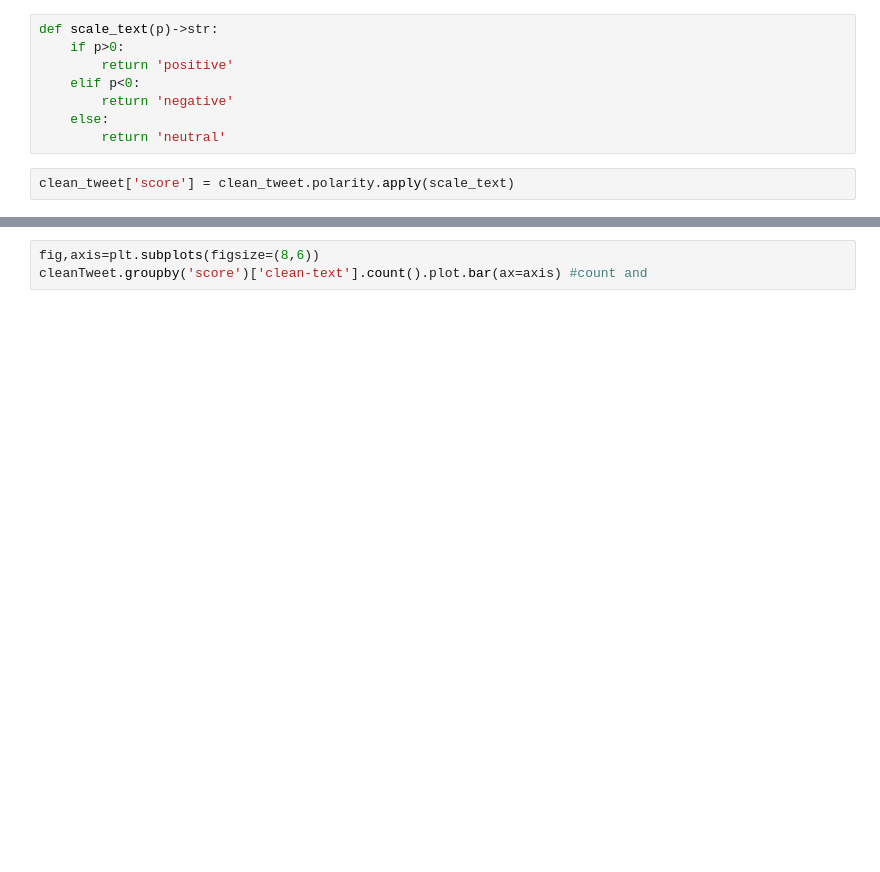
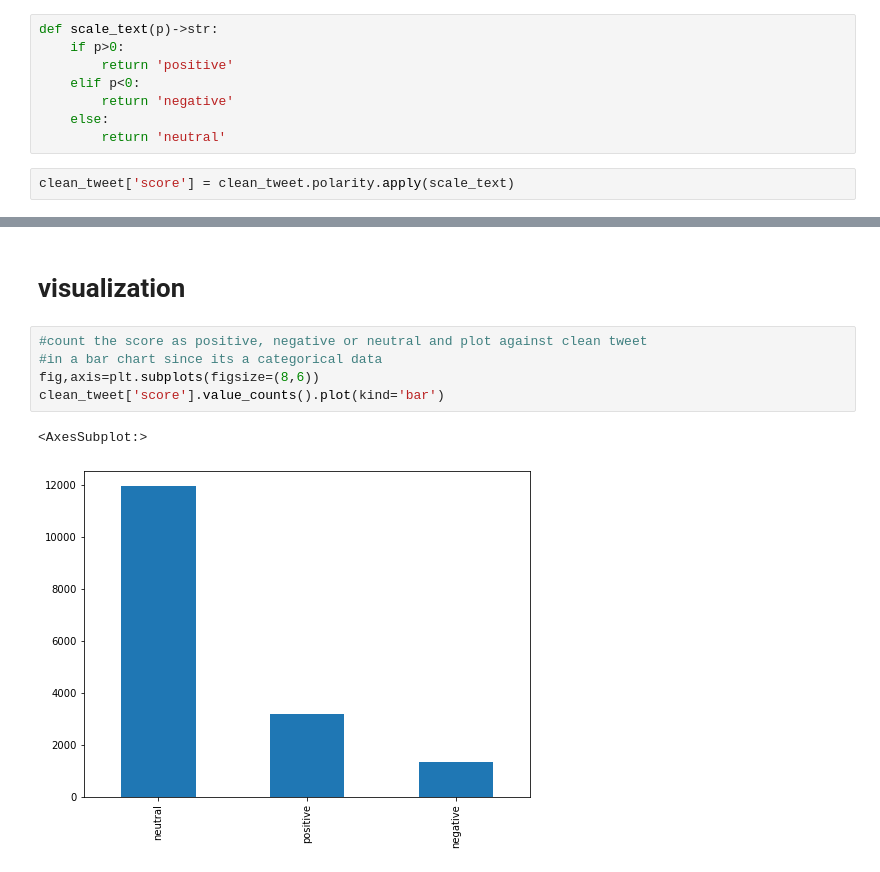
Before and after one commit to dagmawiii03/Twitter-Data-Analysis, a Jupyter notebook: new_notebook/Challenge_ Day2.ipynb, the cells around one changed output, grey strips where cells are left out. Saved outputs shown, nothing was run; the diff lists cells and outputs as text; blank space fills up the shorter version.

```diff
--- a/new_notebook/Challenge_ Day2.ipynb
+++ b/new_notebook/Challenge_ Day2.ipynb
@@ -233,3 +232,10 @@ clean_tweet.head()
-# %%
-fig,axis=plt.subplots(figsize=(8,6))
-cleanTweet.groupby('score')['clean-text'].count().plot.bar(ax=axis) #count and
+# %% [markdown]
+# visualization
+# %%
+#count the score as positive, negative or neutral and plot against clean tweet
+#in a bar chart since its a categorical data
+fig,axis=plt.subplots(figsize=(8,6))
+clean_tweet['score'].value_counts().plot(kind='bar')
+# %% [output]
+<AxesSubplot:>
+[figure, added]
```
Also changed, not shown: parts of 5 cells of this notebook, 1 other file.
